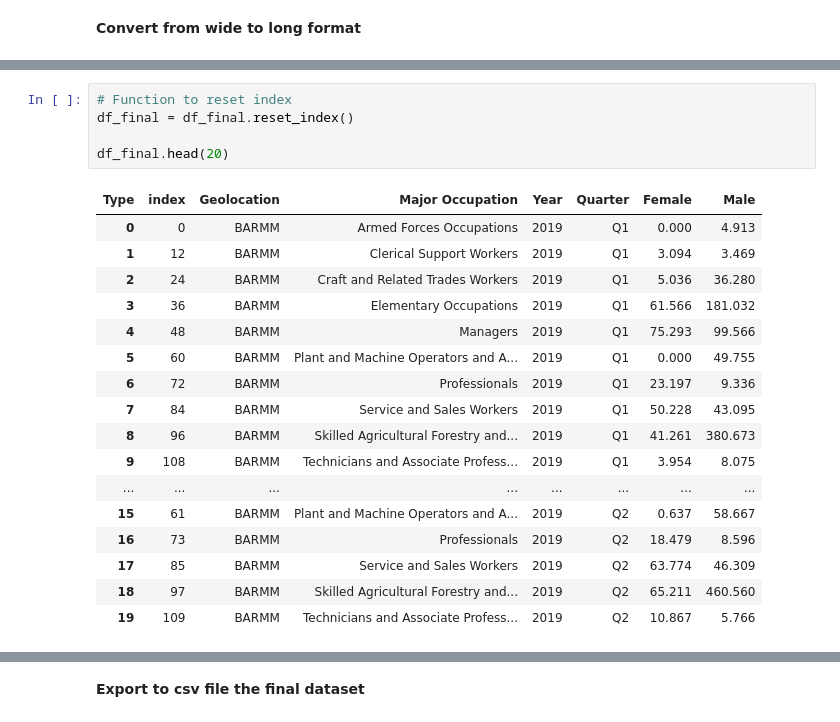
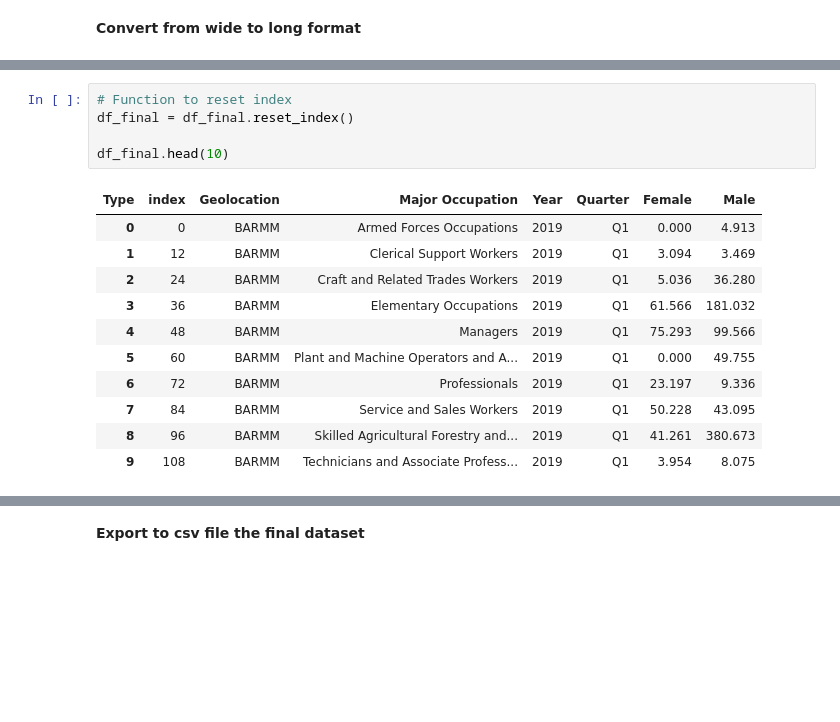
Before and after one commit to hotline8ling/Data-Mining-on-Employed-Persons-by-Major-Occupation-by-Region-by-Sex-in-the-Philippines, a Jupyter notebook: Test_Clean.ipynb, the cells around one changed output, grey strips where cells are left out. Saved outputs shown, nothing was run; the diff lists cells and outputs as text; blank space fills up the shorter version.

```diff
--- a/Test_Clean.ipynb
+++ b/Test_Clean.ipynb
@@ -812,26 +760,20 @@ df_final.head(20)
 # %%
 # Function to reset index
 df_final = df_final.reset_index()
 
-df_final.head(20)
+df_final.head(10)
 # %% [output]
 | Type | index | Geolocation | Major Occupation | Year | Quarter | Female | Male |
 | 0 | 0 | BARMM | Armed Forces Occupations | 2019 | Q1 | 0.000 | 4.913 |
 | 1 | 12 | BARMM | Clerical Support Workers | 2019 | Q1 | 3.094 | 3.469 |
 | 2 | 24 | BARMM | Craft and Related Trades Workers | 2019 | Q1 | 5.036 | 36.280 |
 | 3 | 36 | BARMM | Elementary Occupations | 2019 | Q1 | 61.566 | 181.032 |
 | 4 | 48 | BARMM | Managers | 2019 | Q1 | 75.293 | 99.566 |
 | 5 | 60 | BARMM | Plant and Machine Operators and A... | 2019 | Q1 | 0.000 | 49.755 |
 | 6 | 72 | BARMM | Professionals | 2019 | Q1 | 23.197 | 9.336 |
 | 7 | 84 | BARMM | Service and Sales Workers | 2019 | Q1 | 50.228 | 43.095 |
 | 8 | 96 | BARMM | Skilled Agricultural Forestry and... | 2019 | Q1 | 41.261 | 380.673 |
 | 9 | 108 | BARMM | Technicians and Associate Profess... | 2019 | Q1 | 3.954 | 8.075 |
-| ... | ... | ... | ... | ... | ... | ... | ... |
-| 15 | 61 | BARMM | Plant and Machine Operators and A... | 2019 | Q2 | 0.637 | 58.667 |
-| 16 | 73 | BARMM | Professionals | 2019 | Q2 | 18.479 | 8.596 |
-| 17 | 85 | BARMM | Service and Sales Workers | 2019 | Q2 | 63.774 | 46.309 |
-| 18 | 97 | BARMM | Skilled Agricultural Forestry and... | 2019 | Q2 | 65.211 | 460.560 |
-| 19 | 109 | BARMM | Technicians and Associate Profess... | 2019 | Q2 | 10.867 | 5.766 |
 # %%
 # Drops the index column
 df_final = df_final.drop(columns=["index"])
```
Also changed, not shown: parts of 35 cells of this notebook, 1 other file.
